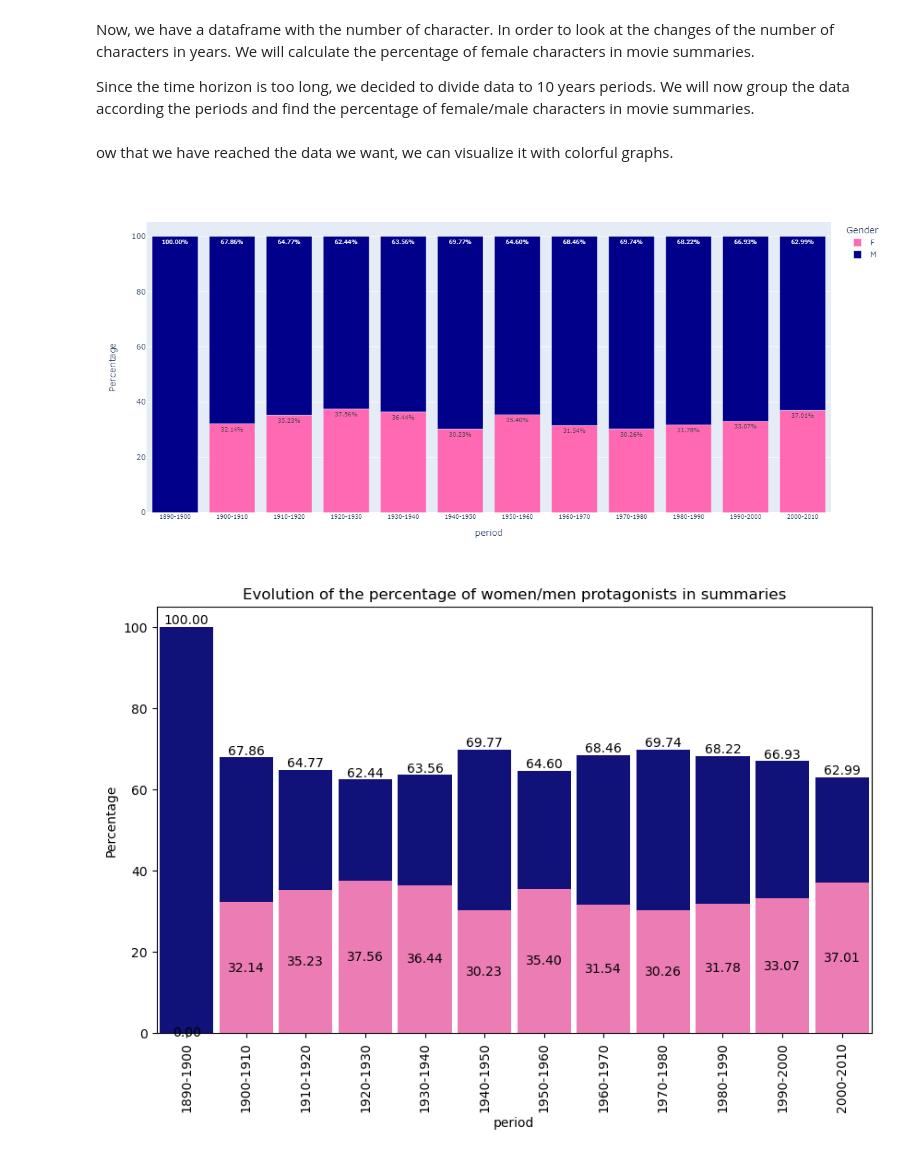
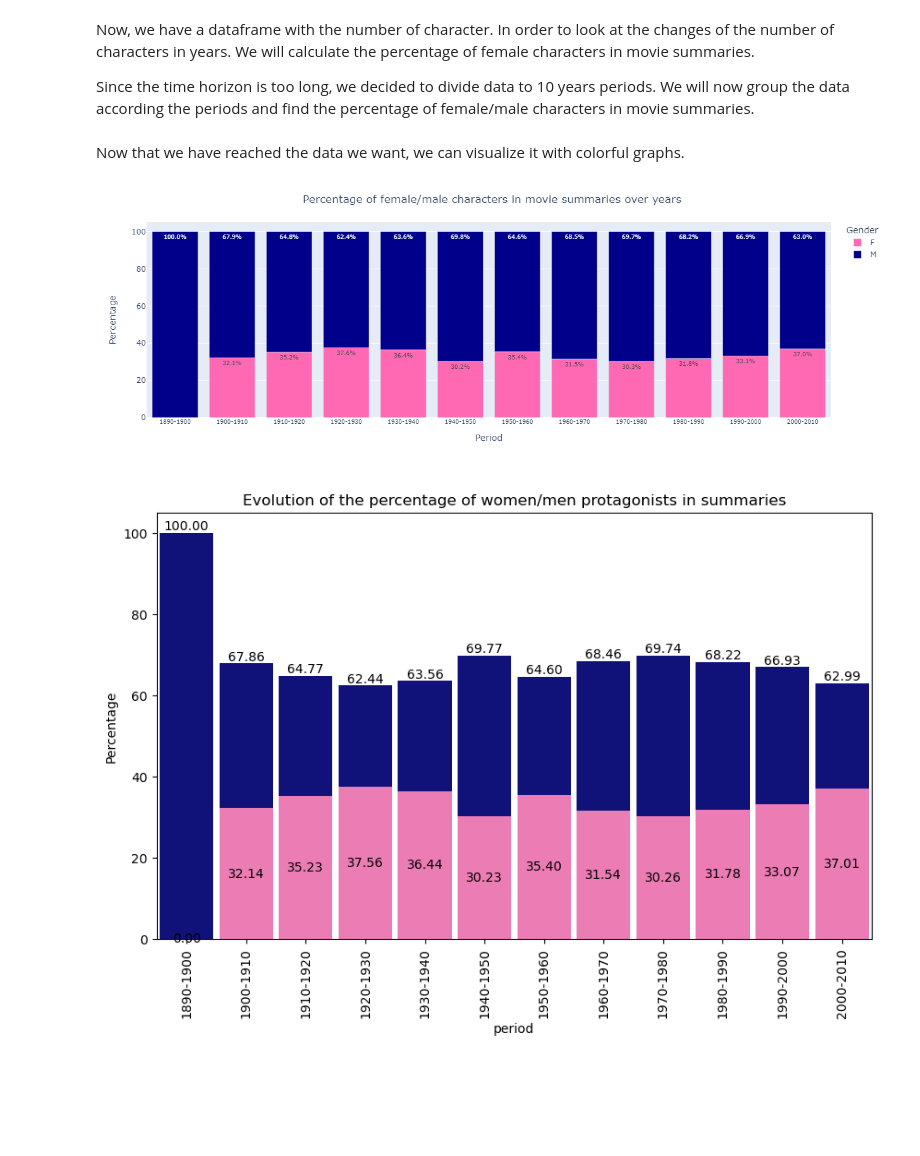
Before and after one commit to epfl-ada/ada-2023-project-adavengers2023, a Jupyter notebook: Milestone3_irem.ipynb, the cells around one changed output. Saved outputs shown, nothing was run; the diff lists cells and outputs as text; code cells hidden in the pictures; blank space fills up the shorter version.

```diff
--- a/Milestone3_irem.ipynb
+++ b/Milestone3_irem.ipynb
@@ -1129,16 +1129,18 @@ def format_period(period):
 
 movie_summary_char_merged_grouped['period']=movie_summary_char_merged_grouped['period'].apply(format_period)
 # %% [markdown]
-ow that we have reached the data we want, we can visualize it with colorful graphs.
+Now that we have reached the data we want, we can visualize it with colorful graphs.
 # %%
-fig = px.bar(movie_summary_char_merged_grouped, x='period', y='Percentage', color='Gender', color_discrete_sequence= ['hotpink','darkblue'],text = [f'{val:.2f}%' for val in movie_summary_char_merged_grouped['Percentage']])
-fig.update_layout(height=600, width=1100)
+fig = px.bar(movie_summary_char_merged_grouped, x='period', y='Percentage', color='Gender', color_discrete_sequence= ['hotpink','darkblue'],text = [f'{val:.1f}%' for val in movie_summary_char_merged_grouped['Percentage']])
+fig.update_layout(height=450, width=800)
+fig.update_layout(title_text='Percentage of female/male characters in movie summaries over years')
+fig.update_layout(title_x=0.5, xaxis_title='Period')
 fig.update_xaxes(tickfont=dict(size=9))
 fig.update_traces(insidetextfont=dict(size=9))
 fig.write_html("figures/Gender_character_count_10years.html")
 fig.show()
 # %% [output]
-[figure, old version]
+[figure, new version]
 # %%
 plt.figure(figsize=(10, 6))
 
```
Also changed, not shown: parts of 14 cells of this notebook.
